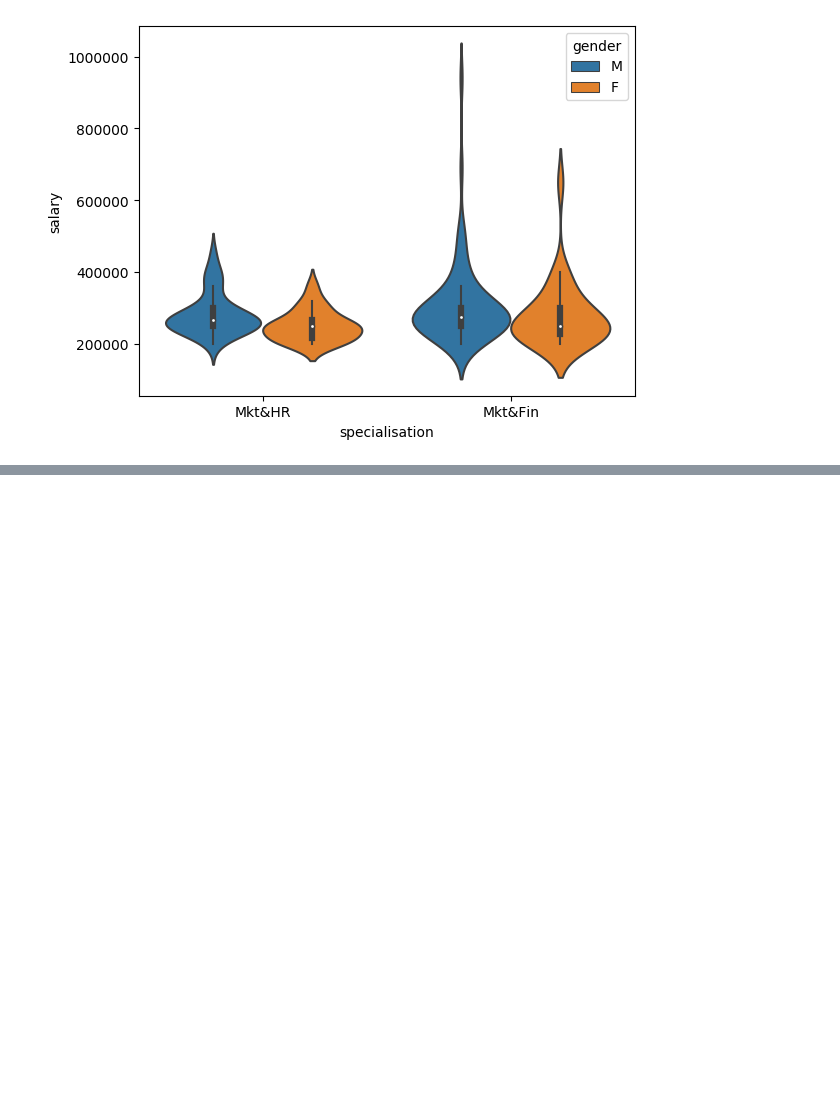
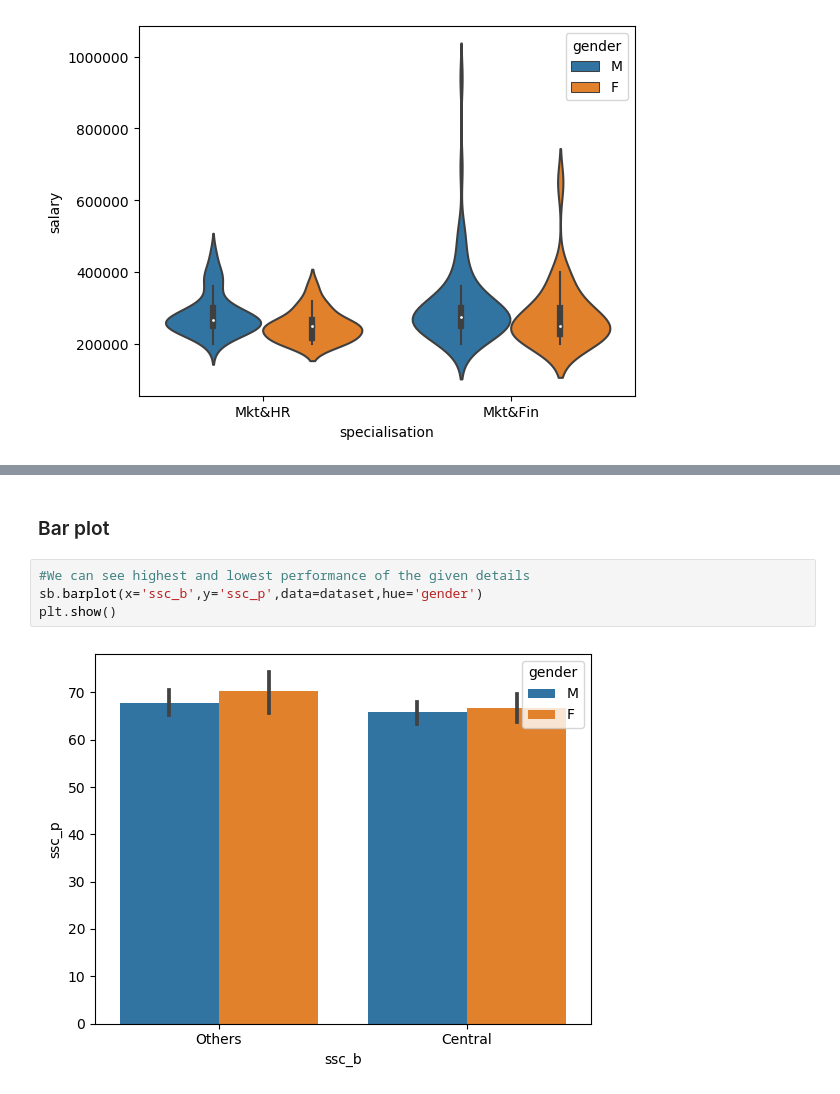
Before and after one commit to sathyakathiresan2019-arch/Data_Visualization, a Jupyter notebook: Week7.Data visualization-seaborn/Data_Visualization_seaborn.ipynb, the cells around one changed output, grey strips where cells are left out. Drawn from its saved outputs; the diff is of its cells as text; blank space fills up the shorter version.

```diff
--- a/Week7.Data visualization-seaborn/Data_Visualization_seaborn.ipynb
+++ b/Week7.Data visualization-seaborn/Data_Visualization_seaborn.ipynb
@@ -155,0 +160,8 @@ F_onewayResult(statistic=0.6719700864663097, pvalue=0.5110602818995302)
+# %% [markdown]
+### Bar plot
+# %%
+#We can see highest and lowest performance of the given details
+sb.barplot(x='ssc_b',y='ssc_p',data=dataset,hue='gender')
+plt.show()
+# %% [output]
+[figure, added]
```
Also changed, not shown: parts of 23 cells of this notebook, 4 other files.
